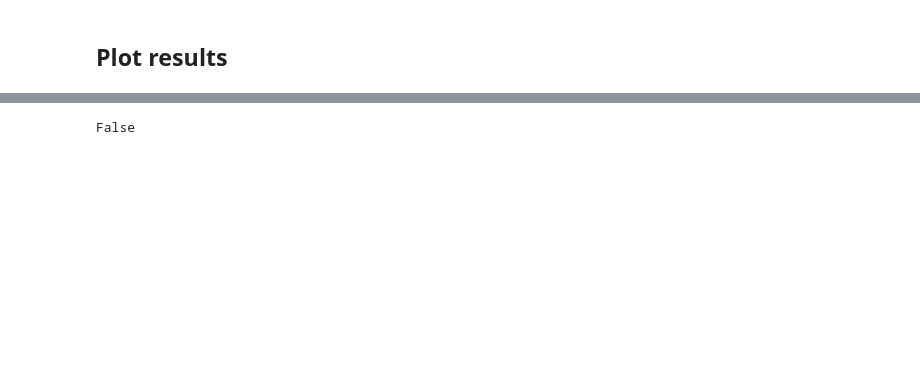
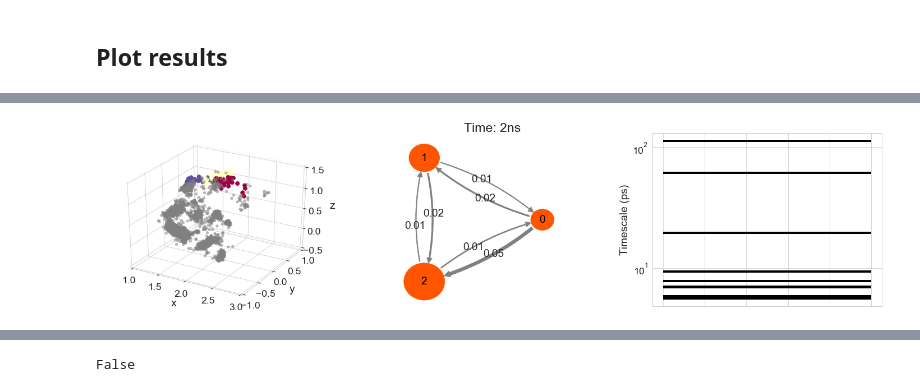
Before and after one commit to RobertArbon/water_diffusion, a Jupyter notebook: msm_whole_trajectories.ipynb, the cells around one changed output, grey strips where cells are left out. Drawn from its saved outputs; the diff is of its cells as text; code cells hidden in the pictures; blank space fills up the shorter version.

```diff
--- a/msm_whole_trajectories.ipynb
+++ b/msm_whole_trajectories.ipynb
@@ -97,21 +133,2 @@ absorbing = [(i, np.any(np.abs(hmm.lifetimes)==np.inf)) for (i, hmm) in hmms]
 # %% [markdown]
 ## Plot results
-# %%
-with sns.plotting_context('paper', font_scale=1.5):
-    idx = 0
-    stride=1
-    fig = plt.figure(figsize=(18, 4))
-    # Positions
-    ax = fig.add_subplot(1,3,1,projection='3d')
-    ax.scatter(xs=traj_split[idx][::stride,0], ys=traj_split[idx][::stride,1],
-               zs=traj_split[idx][::stride,2], alpha=0.5, c=np.arange(traj_split[idx].shape[0]))
-    ax.set_xlim(1.2,2.6); ax.set_ylim(-1, 1); ax.set_zlim(-0.2, 1.2)
-    ax.set_xlabel('x'); ax.set_ylabel('y'); ax.set_zlabel('z')
-
-    # TICA time trace
-    ax = fig.add_subplot(1,3,2,projection='3d')
-    ax.scatter(tica_trajs[idx][0][::stride, 0], tica_trajs[idx][0][::stride, 1],
-               np.arange(traj_split[idx].shape[0])*dt, c=np.arange(traj_split[idx].shape[0]))
-    ax.set_xlabel('tIC 1'); ax.set_ylabel('tIC 2'); ax.set_zlabel('Time (ps)')
-
-    plt.tight_layout()
@@ -119,0 +135,67 @@ with sns.plotting_context('paper', font_scale=1.5):
+# %%
+with sns.plotting_context('paper', font_scale=2):
+    def axis_labs(ax):
+        ax.set_xlim(1,3.); ax.set_ylim(-1, 1.); ax.set_zlim(-0.5, 1.5)
+        ax.set_xlabel('x', labelpad=10); ax.set_ylabel('y', labelpad=10); ax.set_zlabel('z', labelpad=10)
+        ax.xaxis.pane.fill=False; ax.yaxis.pane.fill=False; ax.zaxis.pane.fill=False
+        ax.xaxis.set_major_locator(matplotlib.ticker.MultipleLocator(base=0.5))
+        ax.yaxis.set_major_locator(matplotlib.ticker.MultipleLocator(base=0.5))
+        ax.zaxis.set_major_locator(matplotlib.ticker.MultipleLocator(base=0.5))
+        return ax
+
+    # Get the relevant data
+    hmm = hmm_dict[idx]
+    N = hmm.nstates
+    h_states = hmm.
+
+    sns.set_style('whitegrid')
+    idx = 2
+    stride = 10
+    big_stride = int(traj.shape[0]/10000)
+
+    n_points = traj_split[idx][::stride,0].shape[0]
+
+    # Set up figure and color options
+
+    fig = plt.figure(figsize=(20, 5))
+    fig.suptitle('Time: {}ns'.format(idx), horizontalalignment='center')
+
+    cmap_use = 'Spectral'
+    cmap = matplotlib.cm.get_cmap(cmap_use,N)
+    rgb_1 = cmap(0)
+    rgb_2 = cmap(2)
+
+
+
+    # cluster centers
+    ax = fig.add_subplot(1,3,1,projection='3d')
+    ax.scatter(xs=ccs[:,0], ys=ccs[:,1], zs=ccs[:,2], alpha=1, c=assignments,
+               zorder=1, s=50, cmap=cmap)
+    ax = axis_labs(ax)
+
+    # Whole trajectory
+    ax.scatter(xs=traj[::big_stride,0], ys=traj[::big_stride,1],
+               zs=traj[::big_stride,2], alpha=0.5,s=20, zorder=1, color='grey')
+    ax = axis_labs(ax)
+
+    # Network
+    ax = fig.add_subplot(1,3,2)
+    r = 1
+    x = np.array([r * np.cos(2*np.pi*n/N) for n in range(N)])
+    y = np.array([r * np.sin(2*np.pi*n/N) for n in range(N)])
+    pos = np.vstack((x,y)).T
+
+    fig, pos = mplt.plot_markov_model(hmm, ax=ax, arrow_curvature=1.5,
+                                arrow_label_format = '%2.2f', pos=pos,
+                                figpadding=0.2, arrow_scale=0.5)
+
+
+    ax = fig.add_subplot(1,3,3)
+    mm = msms[idx]
+    ts = mm.timescales()[:10]*dt
+    ax.hlines(ts, 0, 1, lw=4)
+    ax.set_ylabel('Timescale (ps)')
+    ax.set_yscale('log')
+    ax.tick_params(labelbottom = False)
+    plt.tight_layout()
+# %% [output]
@@ -120,3 +205,4 @@ with sns.plotting_context('paper', font_scale=1.5):
+[figure, added]
 # %%
 mm = msms[idx]
 ts = mm.timescales()
```
Also changed, not shown: parts of 14 cells of this notebook.
